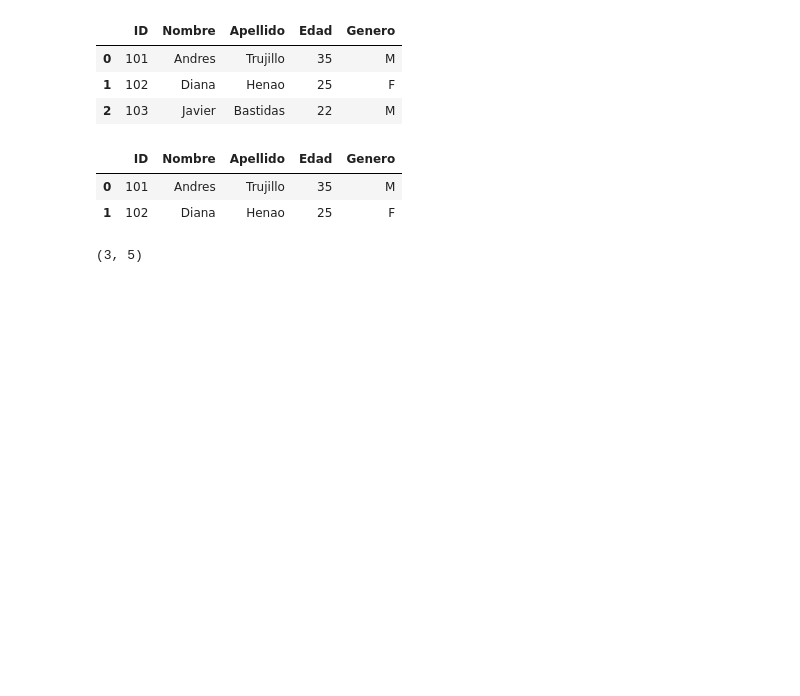
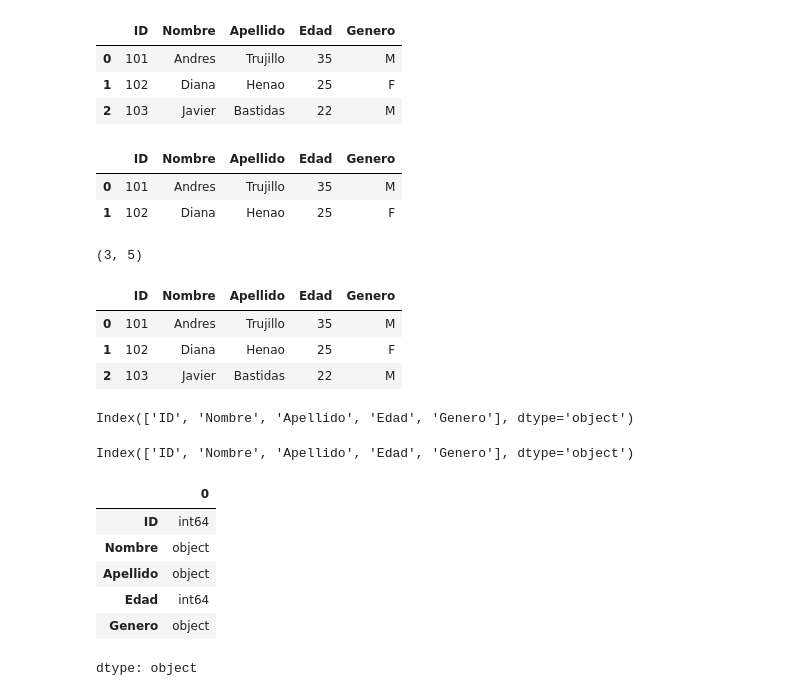
Before and after one commit to asegura4488/EDCO_IntroCienciaDatos, a Jupyter notebook: Semana2/Sesion3.ipynb, the cells around one changed output. Drawn from its saved outputs; the diff is of its cells as text; code cells hidden in the pictures; blank space fills up the shorter version.

```diff
--- a/Semana2/Sesion3.ipynb
+++ b/Semana2/Sesion3.ipynb
@@ -121,7 +121,35 @@ df.head(2)
 |  | ID | Nombre | Apellido | Edad | Genero |
 | 0 | 101 | Andres | Trujillo | 35 | M |
 | 1 | 102 | Diana | Henao | 25 | F |
+# %%
+# La dimension de la matriz
+df.shape
+# %% [output]
+(3, 5)
 # %%
-df.shape
+df
 # %% [output]
-(3, 5)
+|  | ID | Nombre | Apellido | Edad | Genero |
+| 0 | 101 | Andres | Trujillo | 35 | M |
+| 1 | 102 | Diana | Henao | 25 | F |
+| 2 | 103 | Javier | Bastidas | 22 | M |
+# %%
+# Como consultamos el nombre las columnas
+df.keys()
+# %% [output]
+Index(['ID', 'Nombre', 'Apellido', 'Edad', 'Genero'], dtype='object')
+# %%
+df.columns
+# %% [output]
+Index(['ID', 'Nombre', 'Apellido', 'Edad', 'Genero'], dtype='object')
+# %%
+# Consultar los tipos
+df.dtypes
+# %% [output]
+|  | 0 |
+| ID | int64 |
+| Nombre | object |
+| Apellido | object |
+| Edad | int64 |
+| Genero | object |
+dtype: object
```
Also changed, not shown: parts of 10 cells of this notebook.
